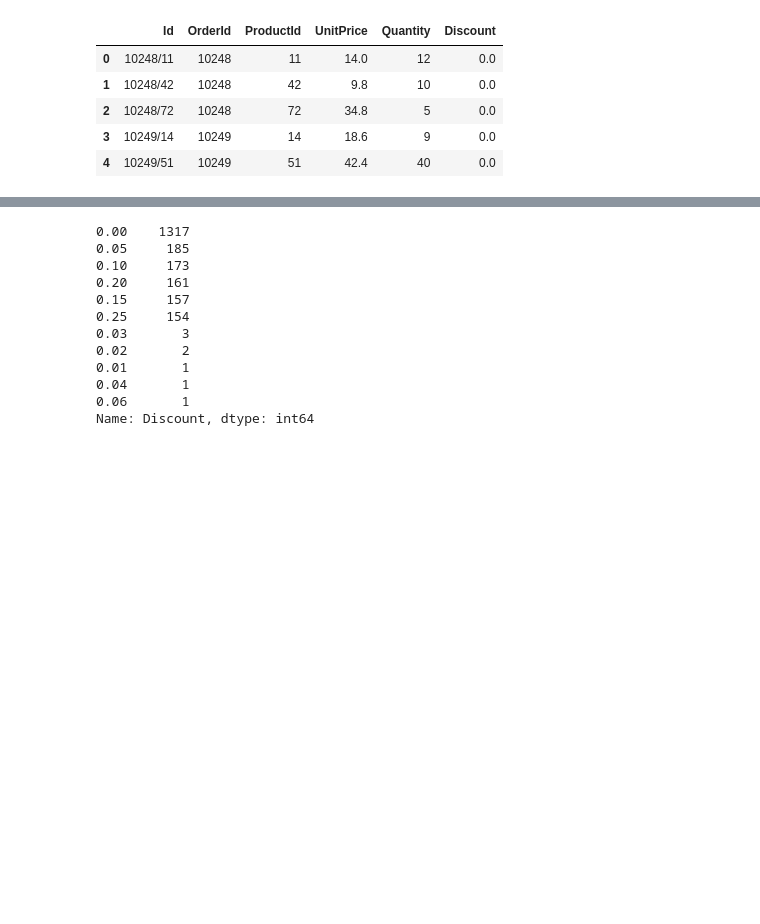
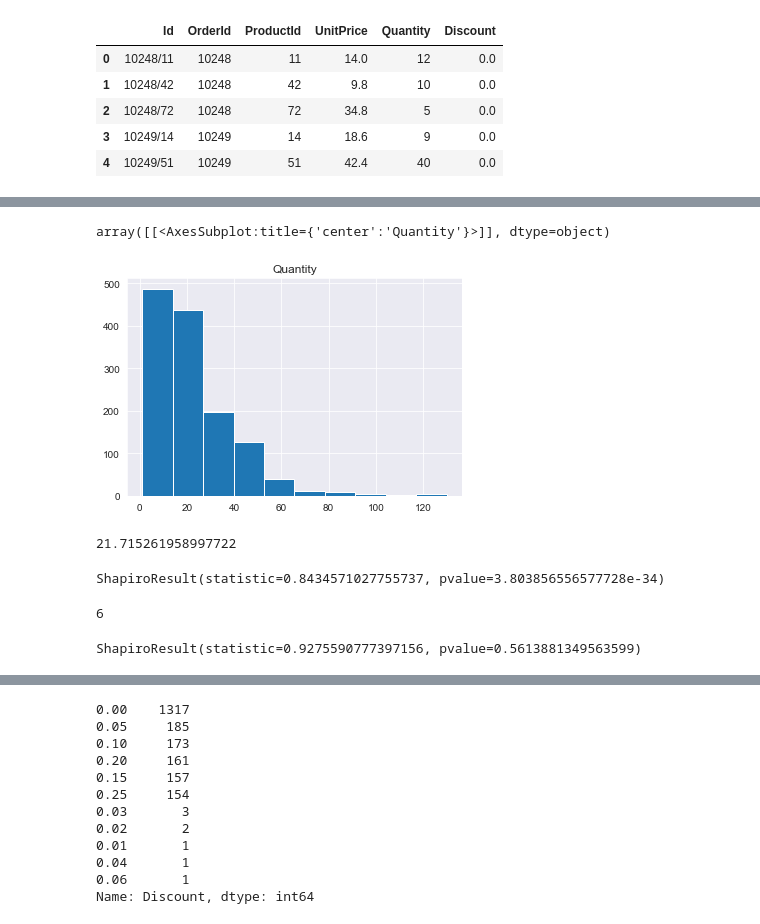
Before and after one commit to ozbunae/git_practice_nov, a Jupyter notebook: Hypothesis Testing.ipynb, the cells around one changed output, grey strips where cells are left out. Drawn from its saved outputs; the diff is of its cells as text; code cells hidden in the pictures; blank space fills up the shorter version.

```diff
--- a/Hypothesis Testing.ipynb
+++ b/Hypothesis Testing.ipynb
@@ -47,0 +100,2 @@ df.head()
+# %%
+df_no_discount = df[df.Discount == 0].reset_index()
@@ -47,0 +121,13 @@ df.head()
+# %%
+df_no_discount.hist("Quantity")
+# %% [output]
+array([[<AxesSubplot:title={'center':'Quantity'}>]], dtype=object)
+[figure, added]
+# %%
+df_no_discount["Quantity"].mean()
+# %% [output]
+21.715261958997722
+# %%
+stats.shapiro(df_no_discount['Quantity'])
+# %% [output]
+ShapiroResult(statistic=0.8434571027755737, pvalue=3.803856556577728e-34)
@@ -47,0 +147,9 @@ df.head()
+# %%
+np.mean(normal_sample_no_discount)
+print(len(normal_sample_no_discount))
+# %% [output]
+6
+# %%
+stats.shapiro(normal_sample_no_discount)
+# %% [output]
+ShapiroResult(statistic=0.9275590777397156, pvalue=0.5613881349563599)
```
Also changed, not shown: parts of 28 cells of this notebook, 1 other file.
